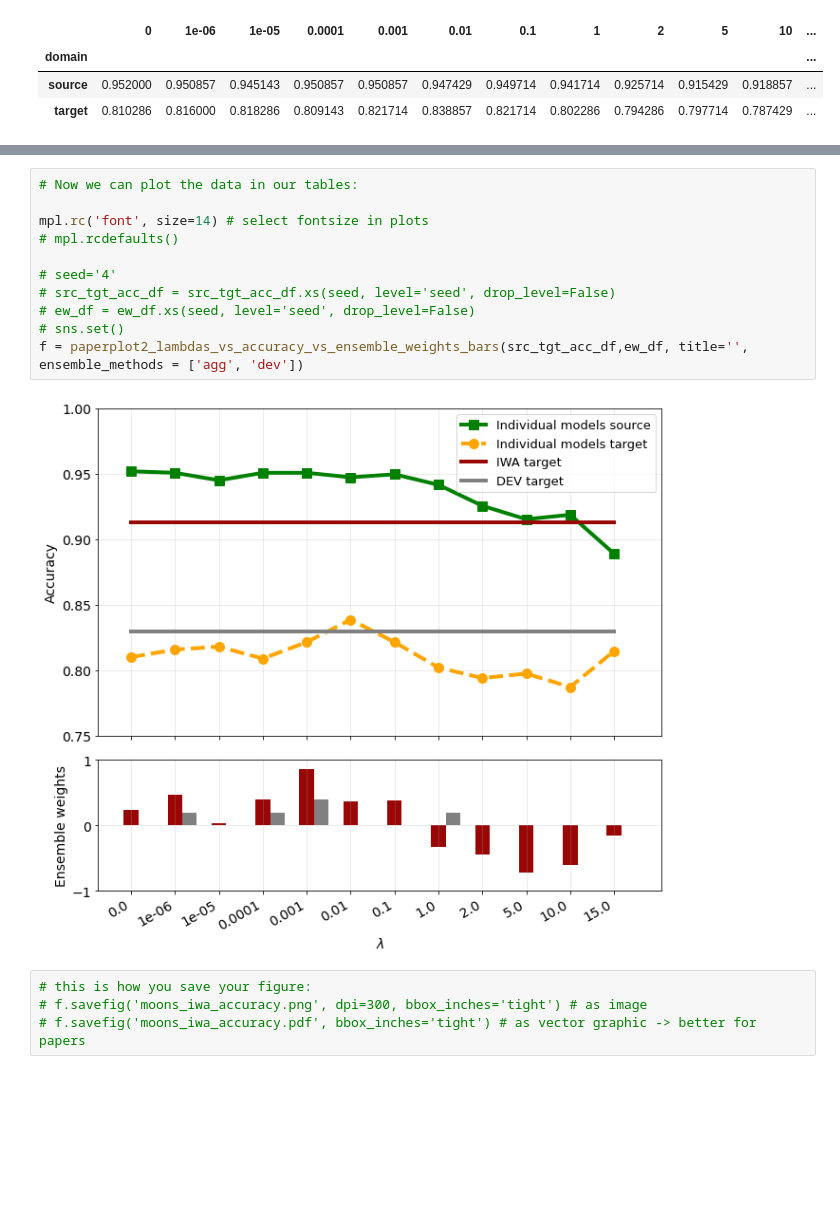
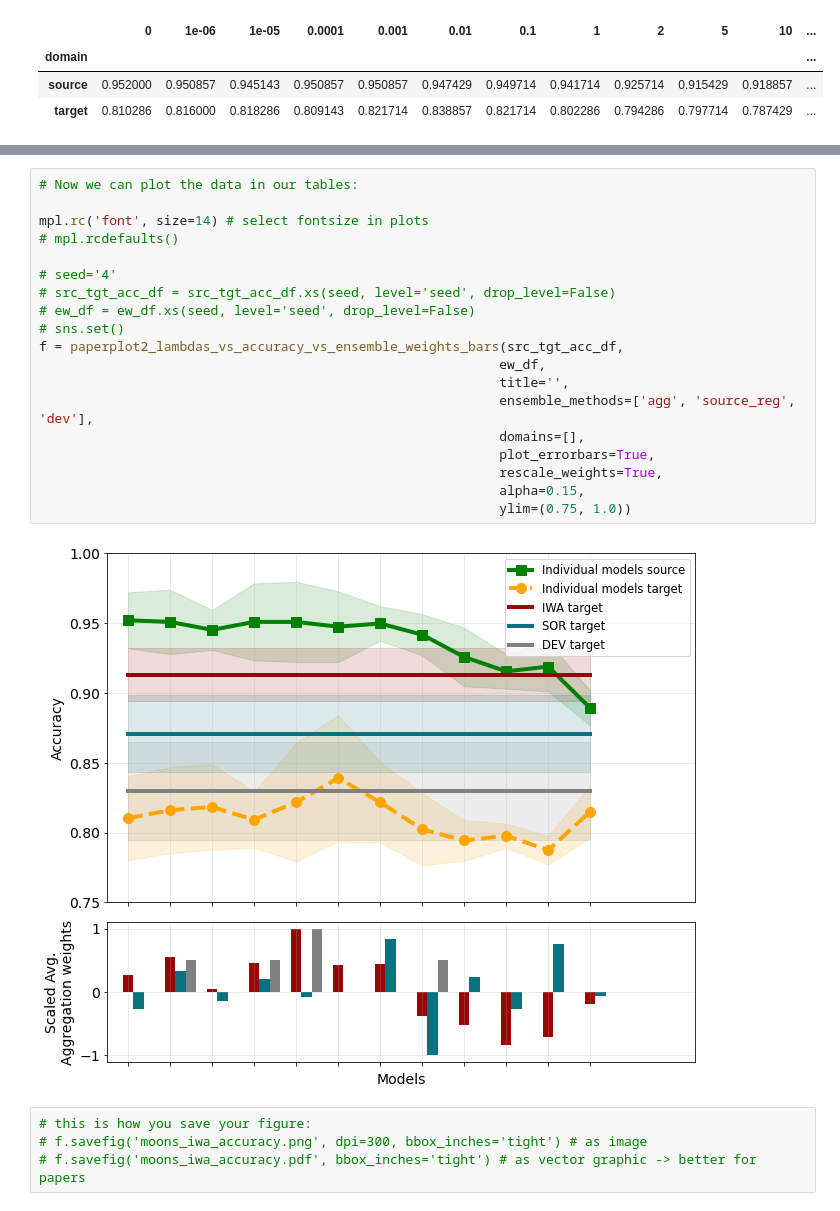
Before and after one commit to maximilianmbeck/viz, a Jupyter notebook: data_viz/data_viz_nb.ipynb, the cells around one changed output, grey strips where cells are left out. Drawn from its saved outputs; the diff is of its cells as text; blank space fills up the shorter version.

```diff
--- a/data_viz/data_viz_nb.ipynb
+++ b/data_viz/data_viz_nb.ipynb
@@ -80,16 +80,24 @@ ew_df # these are some internal numbers related to the experiments
 # %%
 # Now we can plot the data in our tables:
 
 mpl.rc('font', size=14) # select fontsize in plots
 # mpl.rcdefaults()
 
 # seed='4'
 # src_tgt_acc_df = src_tgt_acc_df.xs(seed, level='seed', drop_level=False)
 # ew_df = ew_df.xs(seed, level='seed', drop_level=False)
 # sns.set()
-f = paperplot2_lambdas_vs_accuracy_vs_ensemble_weights_bars(src_tgt_acc_df,ew_df, title='', ensemble_methods = ['agg', 'dev'])
+f = paperplot2_lambdas_vs_accuracy_vs_ensemble_weights_bars(src_tgt_acc_df,
+                                                           ew_df,
+                                                           title='',
+                                                           ensemble_methods=['agg', 'source_reg', 'dev'],
+                                                           domains=[],
+                                                           plot_errorbars=True,
+                                                           rescale_weights=True,
+                                                           alpha=0.15,
+                                                           ylim=(0.75, 1.0))
 # %% [output]
-[figure, old version]
+[figure, new version]
 # %%
 # this is how you save your figure:
 # f.savefig('moons_iwa_accuracy.png', dpi=300, bbox_inches='tight') # as image
```
Also changed, not shown: 1 other file.
